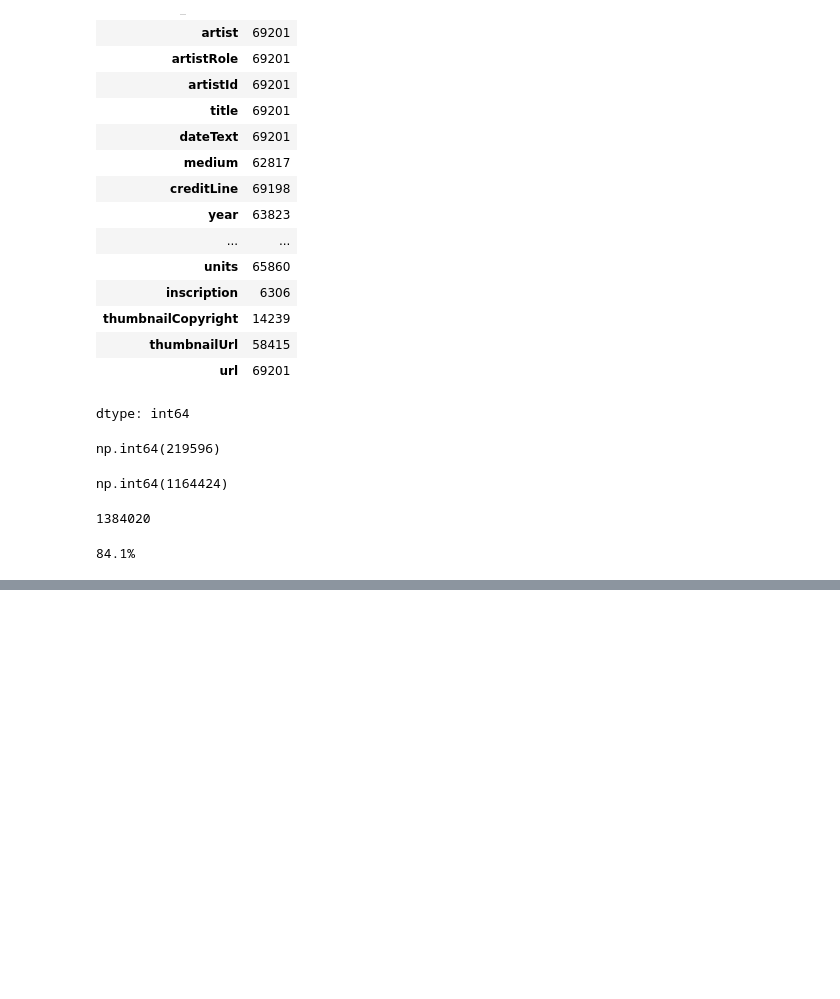
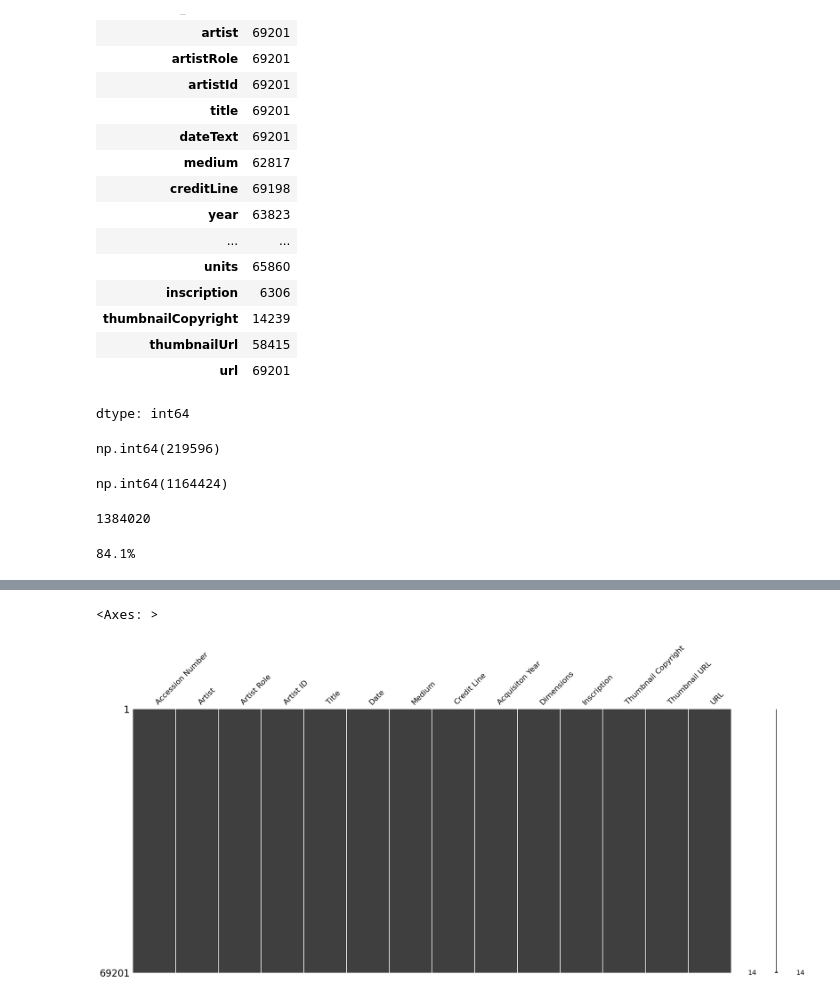
Before and after one commit to omar-mohamed-azab/Polimi-Data-and-Information-Quality-Project, a Jupyter notebook: src/Project.ipynb, the cells around one changed output, grey strips where cells are left out. Saved outputs shown, nothing was run; the diff lists cells and outputs as text; code cells hidden in the pictures; blank space fills up the shorter version.

```diff
--- a/src/Project.ipynb
+++ b/src/Project.ipynb
@@ -164,0 +208,13 @@ print(Completeness)
+# %%
+artwork_data['Thumbnail Copyright'] = artwork_data['Thumbnail Copyright'].fillna('None')
+# %%
+artwork_data['Thumbnail URL'] = artwork_data['Thumbnail URL'].fillna('None')
+# %%
+artwork_data['Credit Line'] = artwork_data['Credit Line'].fillna('None')
+# %%
+artwork_data['Acquisiton Year'] = artwork_data['Acquisiton Year'].fillna('Date Not Known')
+# %%
+mno.matrix(artwork_data)
+# %% [output]
+<Axes: >
+[figure, added]
```
Also changed, not shown: parts of 11 cells of this notebook.
